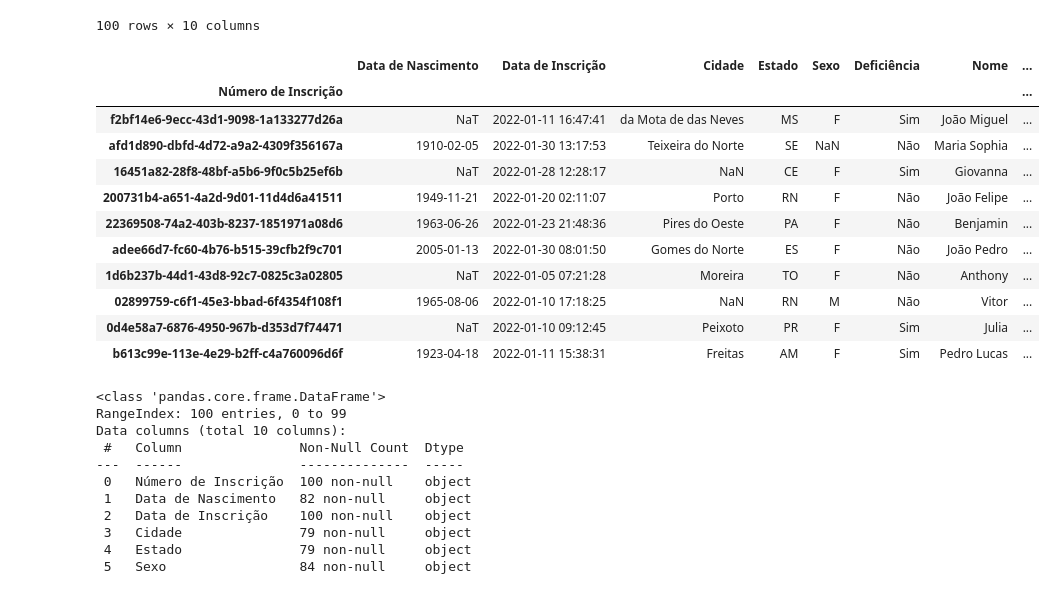
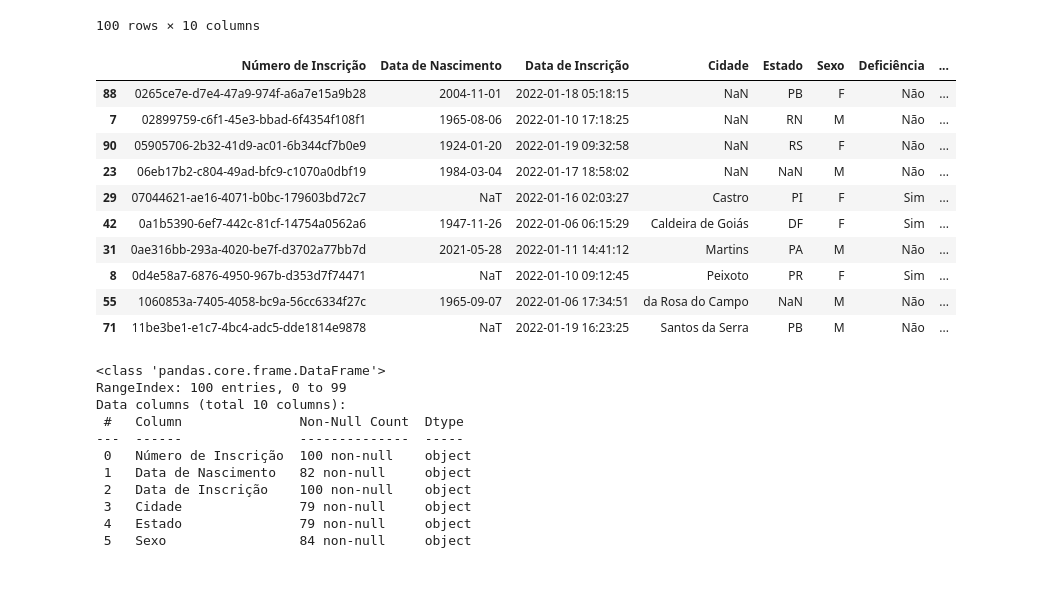
Before and after one commit to dsreliete/Womakerscode-DA-colabs, a Jupyter notebook: [Notebook]_Python_para_Dados_Pandas.ipynb, the cells around one changed output. Saved outputs shown, nothing was run; the diff lists cells and outputs as text; code cells hidden in the pictures.

Commit message:
respostas indicies e fatiamentos

```diff
--- a/[Notebook]_Python_para_Dados_Pandas.ipynb
+++ b/[Notebook]_Python_para_Dados_Pandas.ipynb
@@ -617,21 +617,22 @@ df_respostas
 # %%
 df_insc = df_respostas.set_index('Número de Inscrição')
 #df_insc.sort_index()[:10]
 df_insc.sort_index()
 df_insc.head(10) #16 retornas as 10 primeiras inscricoes
+
+df_respostas.sort_values('Número de Inscrição').iloc[:10] #16 outra forma de retornar as 10 primeiras inscricoes
 # %% [output]
-|  | Data de Nascimento | Data de Inscrição | Cidade | Estado | Sexo | Deficiência | Nome | ... |
-| Número de Inscrição |  |  |  |  |  |  |  | ... |
-| f2bf14e6-9ecc-43d1-9098-1a133277d26a | NaT | 2022-01-11 16:47:41 | da Mota de das Neves | MS | F | Sim | João Miguel | ... |
-| afd1d890-dbfd-4d72-a9a2-4309f356167a | 1910-02-05 | 2022-01-30 13:17:53 | Teixeira do Norte | SE | NaN | Não | Maria Sophia | ... |
-| 16451a82-28f8-48bf-a5b6-9f0c5b25ef6b | NaT | 2022-01-28 12:28:17 | NaN | CE | F | Sim | Giovanna | ... |
-| 200731b4-a651-4a2d-9d01-11d4d6a41511 | 1949-11-21 | 2022-01-20 02:11:07 | Porto | RN | F | Não | João Felipe | ... |
-| 22369508-74a2-403b-8237-1851971a08d6 | 1963-06-26 | 2022-01-23 21:48:36 | Pires do Oeste | PA | F | Não | Benjamin | ... |
-| adee66d7-fc60-4b76-b515-39cfb2f9c701 | 2005-01-13 | 2022-01-30 08:01:50 | Gomes do Norte | ES | F | Não | João Pedro | ... |
-| 1d6b237b-44d1-43d8-92c7-0825c3a02805 | NaT | 2022-01-05 07:21:28 | Moreira | TO | F | Não | Anthony | ... |
-| 02899759-c6f1-45e3-bbad-6f4354f108f1 | 1965-08-06 | 2022-01-10 17:18:25 | NaN | RN | M | Não | Vitor | ... |
-| 0d4e58a7-6876-4950-967b-d353d7f74471 | NaT | 2022-01-10 09:12:45 | Peixoto | PR | F | Sim | Julia | ... |
-| b613c99e-113e-4e29-b2ff-c4a760096d6f | 1923-04-18 | 2022-01-11 15:38:31 | Freitas | AM | F | Sim | Pedro Lucas | ... |
+|  | Número de Inscrição | Data de Nascimento | Data de Inscrição | Cidade | Estado | Sexo | Deficiência | ... |
+| 88 | 0265ce7e-d7e4-47a9-974f-a6a7e15a9b28 | 2004-11-01 | 2022-01-18 05:18:15 | NaN | PB | F | Não | ... |
+| 7 | 02899759-c6f1-45e3-bbad-6f4354f108f1 | 1965-08-06 | 2022-01-10 17:18:25 | NaN | RN | M | Não | ... |
+| 90 | 05905706-2b32-41d9-ac01-6b344cf7b0e9 | 1924-01-20 | 2022-01-19 09:32:58 | NaN | RS | F | Não | ... |
+| 23 | 06eb17b2-c804-49ad-bfc9-c1070a0dbf19 | 1984-03-04 | 2022-01-17 18:58:02 | NaN | NaN | M | Não | ... |
+| 29 | 07044621-ae16-4071-b0bc-179603bd72c7 | NaT | 2022-01-16 02:03:27 | Castro | PI | F | Sim | ... |
+| 42 | 0a1b5390-6ef7-442c-81cf-14754a0562a6 | 1947-11-26 | 2022-01-06 06:15:29 | Caldeira de Goiás | DF | F | Sim | ... |
+| 31 | 0ae316bb-293a-4020-be7f-d3702a77bb7d | 2021-05-28 | 2022-01-11 14:41:12 | Martins | PA | M | Não | ... |
+| 8 | 0d4e58a7-6876-4950-967b-d353d7f74471 | NaT | 2022-01-10 09:12:45 | Peixoto | PR | F | Sim | ... |
+| 55 | 1060853a-7405-4058-bc9a-56cc6334f27c | 1965-09-07 | 2022-01-06 17:34:51 | da Rosa do Campo | NaN | M | Não | ... |
+| 71 | 11be3be1-e1c7-4bc4-adc5-dde1814e9878 | NaT | 2022-01-19 16:23:25 | Santos da Serra | PB | M | Não | ... |
 # %%
 df_respostas.info() #data de nascimento é um objeto e nao uma data
 # %% [output]
```
Also changed, not shown: parts of 17 cells of this notebook.
